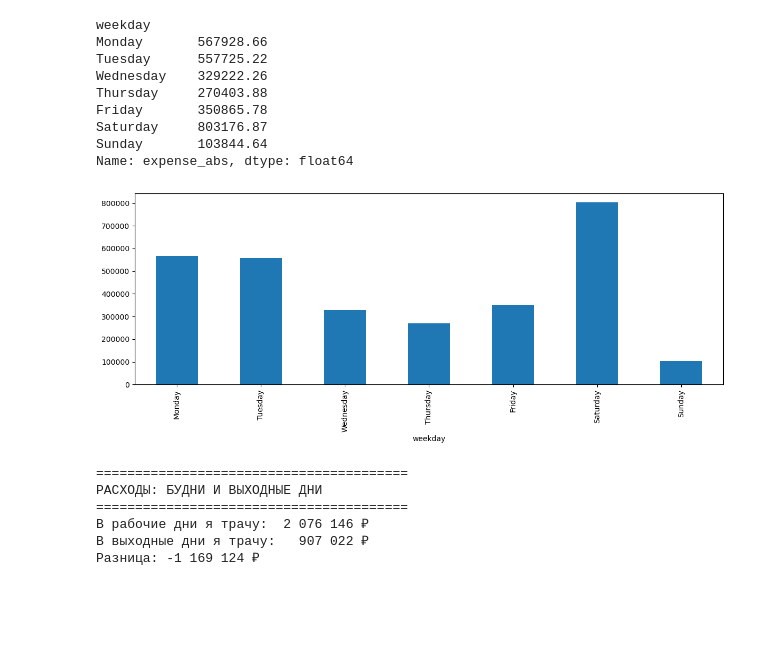
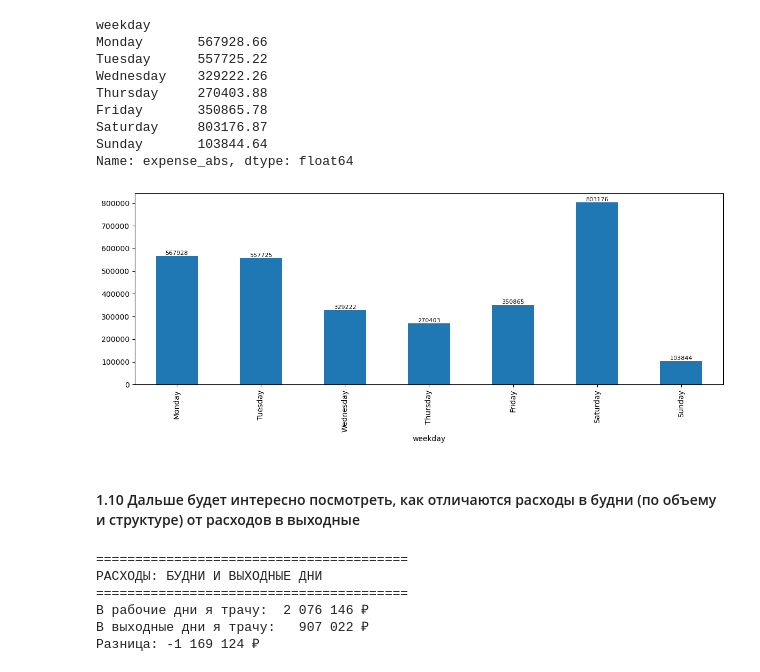
Before and after one commit to rouch314/my-finance-analysis, a Jupyter notebook: my-finance-analysis.ipynb, the cells around one changed output. Drawn from its saved outputs; the diff is of its cells as text; code cells hidden in the pictures; blank space fills up the shorter version.

```diff
--- a/my-finance-analysis.ipynb
+++ b/my-finance-analysis.ipynb
@@ -220,11 +207,14 @@ Saturday     803176.87
 Sunday       103844.64
 Name: expense_abs, dtype: float64
 # %%
-weekday_spent.plot(kind='bar', figsize=(12,5))
+week_e = weekday_spent.plot(kind='bar', figsize=(12,5))
+week_e.bar_label(week_e.containers[0], fmt='%d', fontsize=8)
 plt.tight_layout()
 plt.show()
 # %% [output]
-[figure, old version]
+[figure, new version]
+# %% [markdown]
+#### 1.10 Дальше будет интересно посмотреть, как отличаются расходы в будни (по объему и структуре) от расходов в выходные
 # %%
 df['day_type'] = df['weekday'].apply(lambda x: 'Выходной' if x in ['Saturday', 'Sunday'] else 'Рабочий день')
 
```
Also changed, not shown: parts of 31 cells of this notebook.
